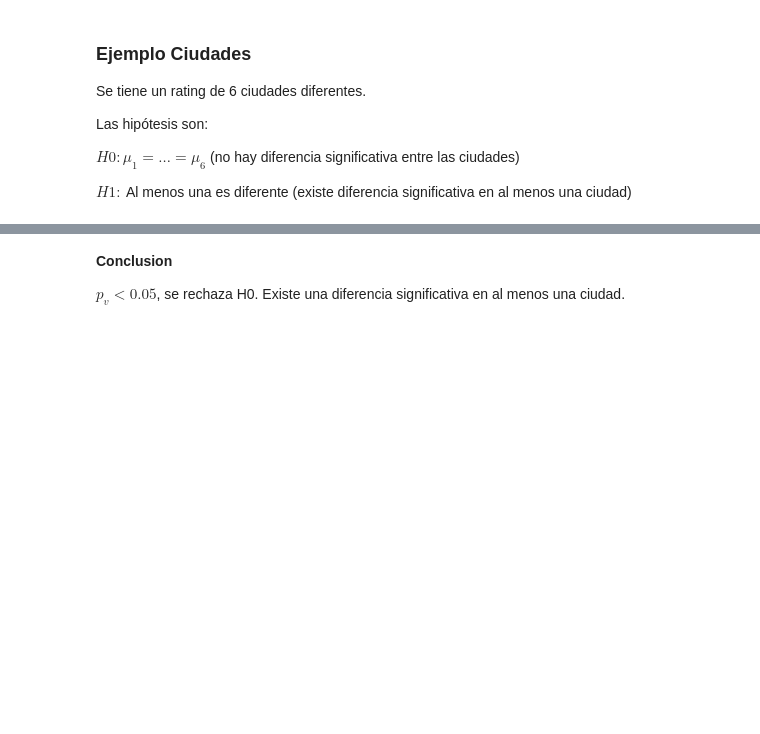
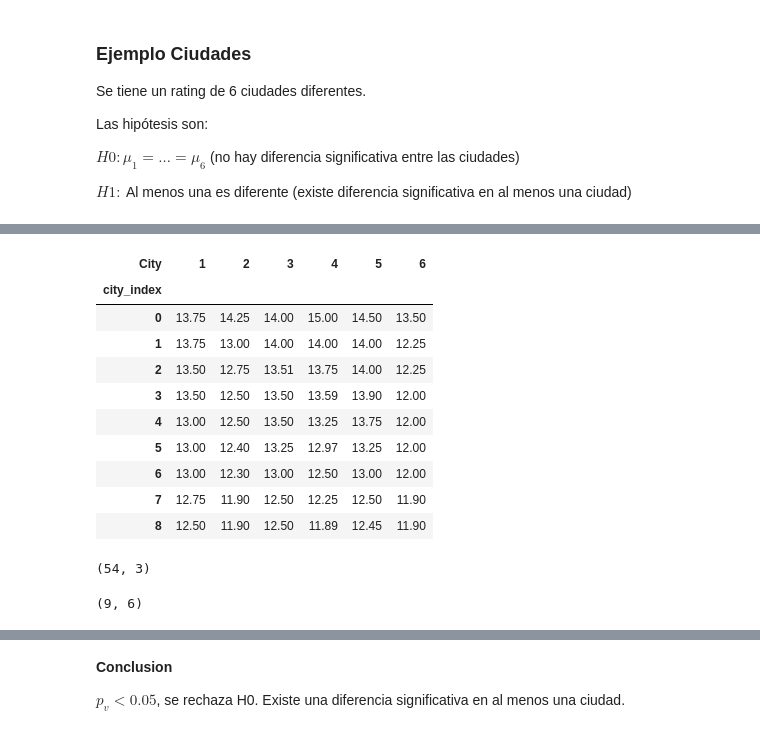
Before and after one commit to Ironhack-Data-Madrid-Abril-2023/apuntes_clase, a Jupyter notebook: semana_6/3.1 - Mas testeo de hipotesis.ipynb, the cells around one changed output, grey strips where cells are left out. Cells and saved outputs as stored; diff of their text form; code cells hidden in the pictures; blank space fills up the shorter version.

```diff
--- a/semana_6/3.1 - Mas testeo de hipotesis.ipynb
+++ b/semana_6/3.1 - Mas testeo de hipotesis.ipynb
@@ -96,0 +219,24 @@ $H1 :$ Al menos una es diferente  (existe diferencia significativa en al menos u
+# %%
+rate_pivot = rate.pivot(columns='City', values='Rate', index='city_index')
+
+rate_pivot
+# %% [output]
+| City | 1 | 2 | 3 | 4 | 5 | 6 |
+| city_index |  |  |  |  |  |  |
+| 0 | 13.75 | 14.25 | 14.00 | 15.00 | 14.50 | 13.50 |
+| 1 | 13.75 | 13.00 | 14.00 | 14.00 | 14.00 | 12.25 |
+| 2 | 13.50 | 12.75 | 13.51 | 13.75 | 14.00 | 12.25 |
+| 3 | 13.50 | 12.50 | 13.50 | 13.59 | 13.90 | 12.00 |
+| 4 | 13.00 | 12.50 | 13.50 | 13.25 | 13.75 | 12.00 |
+| 5 | 13.00 | 12.40 | 13.25 | 12.97 | 13.25 | 12.00 |
+| 6 | 13.00 | 12.30 | 13.00 | 12.50 | 13.00 | 12.00 |
+| 7 | 12.75 | 11.90 | 12.50 | 12.25 | 12.50 | 11.90 |
+| 8 | 12.50 | 11.90 | 12.50 | 11.89 | 12.45 | 11.90 |
+# %%
+rate.shape
+# %% [output]
+(54, 3)
+# %%
+rate_pivot.shape
+# %% [output]
+(9, 6)
```
Also changed, not shown: parts of 25 cells of this notebook.
